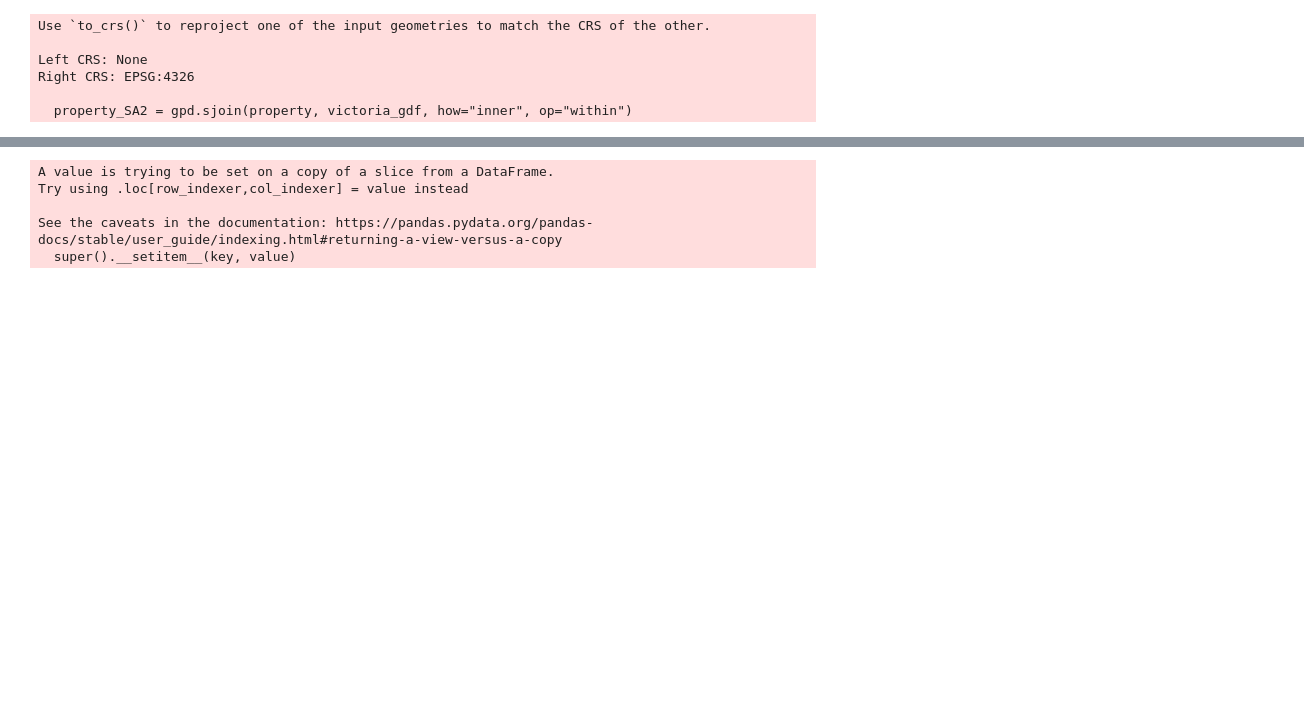
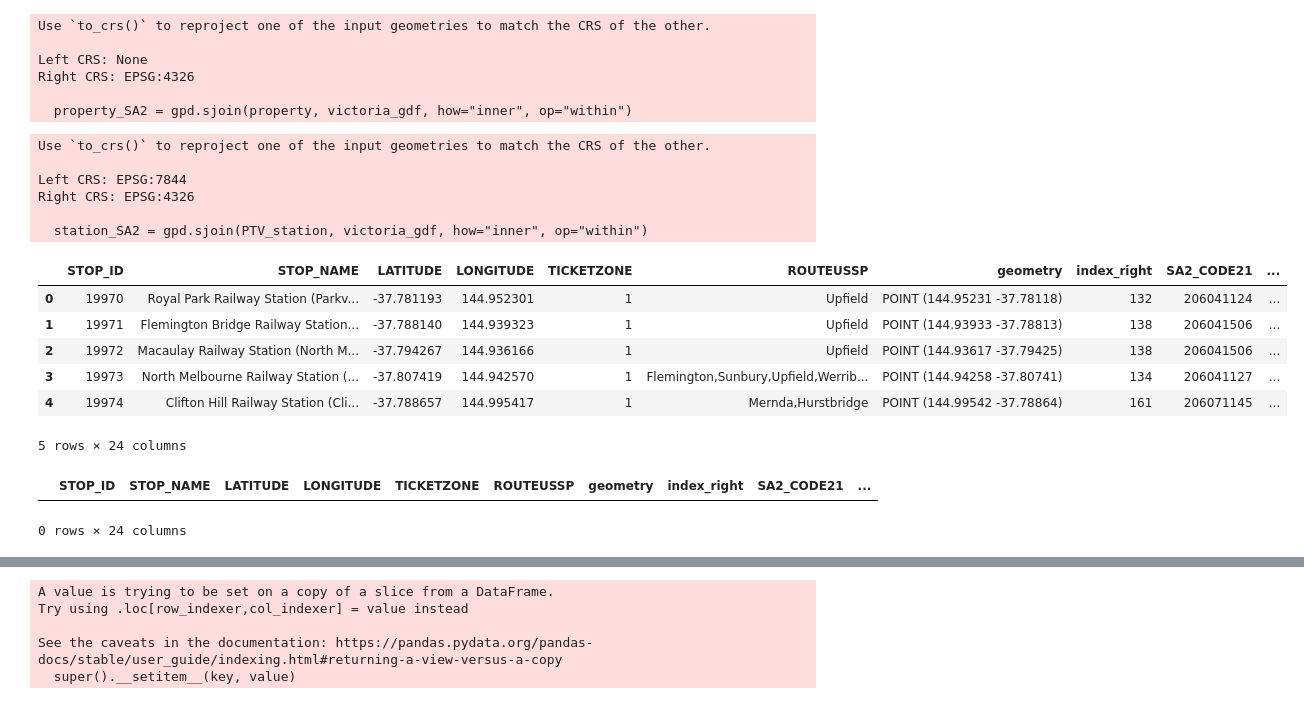
Before and after one commit to HenrikHao/real-estate-industry-project, a Jupyter notebook: notebooks/Aggregation.ipynb, the cells around one changed output, grey strips where cells are left out. Drawn from its saved outputs; the diff is of its cells as text; code cells hidden in the pictures; blank space fills up the shorter version.

```diff
--- a/notebooks/Aggregation.ipynb
+++ b/notebooks/Aggregation.ipynb
@@ -34,2 +32,14 @@ station = gpd.read_file('../data/external_SA2/Station.geojson')
+# %%
+PTV_metro = gpd.read_file('../data/external_SA2/PTV/PTV_metro/PTV_METRO_TRAIN_STATION.shp')
+PTV_regional = gpd.read_file("../data/external_SA2/PTV/PTV_regional/PTV_REGIONAL_TRAIN_STATION.shp")
+# %%
+PTV_station = PTV_metro.append(PTV_regional, ignore_index=True)
 # %%
-station_SA2 = gpd.sjoin(station, victoria_gdf, how="inner", op="within")
+station_SA2 = gpd.sjoin(PTV_station, victoria_gdf, how="inner", op="within")
+# %% [output]
+Use `to_crs()` to reproject one of the input geometries to match the CRS of the other.
+
+Left CRS: EPSG:7844
+Right CRS: EPSG:4326
+
+  station_SA2 = gpd.sjoin(PTV_station, victoria_gdf, how="inner", op="within")
@@ -35,0 +48,10 @@ station_SA2 = gpd.sjoin(station, victoria_gdf, how="inner", op="within")
+# %%
+station_SA2.head()
+# %% [output]
+|  | STOP_ID | STOP_NAME | LATITUDE | LONGITUDE | TICKETZONE | ROUTEUSSP | geometry | index_right | SA2_CODE21 | ... |
+| 0 | 19970 | Royal Park Railway Station (Parkv... | -37.781193 | 144.952301 | 1 | Upfield | POINT (144.95231 -37.78118) | 132 | 206041124 | ... |
+| 1 | 19971 | Flemington Bridge Railway Station... | -37.788140 | 144.939323 | 1 | Upfield | POINT (144.93933 -37.78813) | 138 | 206041506 | ... |
+| 2 | 19972 | Macaulay Railway Station (North M... | -37.794267 | 144.936166 | 1 | Upfield | POINT (144.93617 -37.79425) | 138 | 206041506 | ... |
+| 3 | 19973 | North Melbourne Railway Station (... | -37.807419 | 144.942570 | 1 | Flemington,Sunbury,Upfield,Werrib... | POINT (144.94258 -37.80741) | 134 | 206041127 | ... |
+| 4 | 19974 | Clifton Hill Railway Station (Cli... | -37.788657 | 144.995417 | 1 | Mernda,Hurstbridge | POINT (144.99542 -37.78864) | 161 | 206071145 | ... |
+5 rows × 24 columns
@@ -36,2 +60,7 @@ station_SA2 = gpd.sjoin(station, victoria_gdf, how="inner", op="within")
+# %%
+filtered
+# %% [output]
+|  | STOP_ID | STOP_NAME | LATITUDE | LONGITUDE | TICKETZONE | ROUTEUSSP | geometry | index_right | SA2_CODE21 | ... |
+0 rows × 24 columns
 # %%
 property_agg = pd.merge(property_SA2, station_SA2, on='SA2_CODE21', how='left')
```
Also changed, not shown: parts of 10 cells of this notebook, 12 other files.
